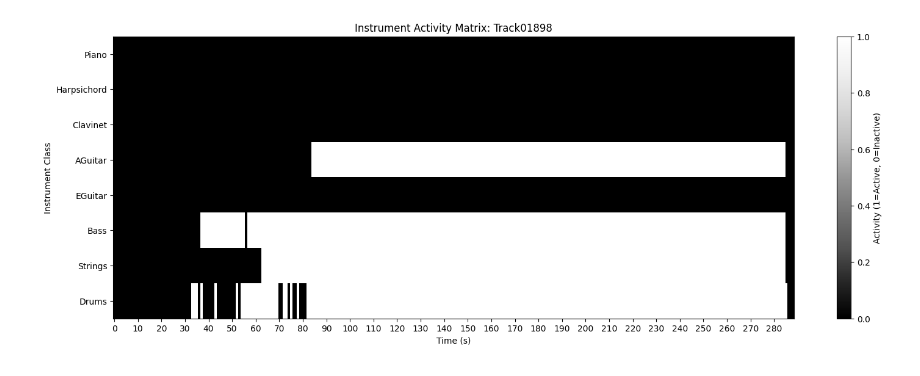
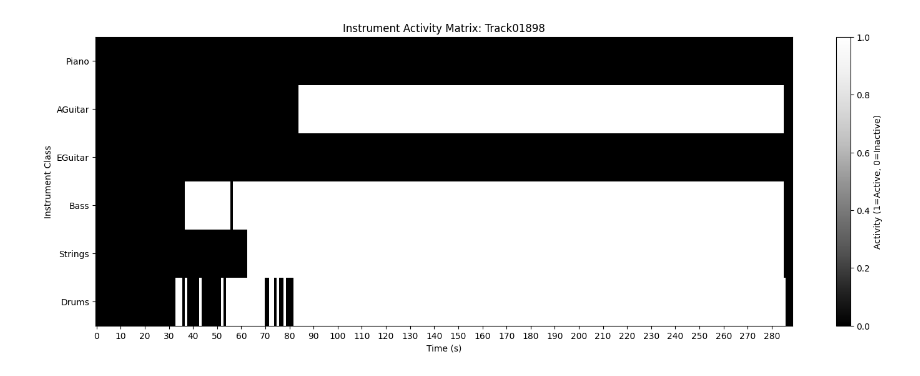
Before and after one commit to davidjhwang/Polyphonic-Instrument-Classifier, a Jupyter notebook: 2_label.ipynb, the cells around one changed output. Saved outputs shown, nothing was run; the diff lists cells and outputs as text; code cells hidden in the pictures.

```diff
--- a/2_label.ipynb
+++ b/2_label.ipynb
@@ -6,8 +6,8 @@ import yaml
 
 # Instrument Mapping
 INSTRUMENT_MAPPING = {
-    "Piano": 0, "Harpsichord": 1, "Clavinet": 2, "AGuitar": 3, "EGuitar": 4, "Bass": 5,
-    "Strings": 6, "Strings (continued)": 6, "Drums": 7
+    "Piano": 0, "AGuitar": 1, "EGuitar": 2, "Bass": 3,
+    "Strings": 4, "Strings (continued)": 4, "Drums": 5
 }
 
 # Plugin-to-Class Mapping for [GUITAR]
@@ -21,12 +21,8 @@ ELECTRIC_PLUGINS = {
     "rhythm_rock_guitar.nkm", "rock_guitar.nkm", "solo_guitar.nkm"
 }
 
-# Plugin-to-Class Mapping for [PIANO]
-HARPSICHORD_PLUGINS = {"harpsichord.nkm"}
-CLAVINET_PLUGINS = {"scarbee_clavinet_full.nkm"}
-
 # Paths
-DATASET_PATH, TIMESTAMPS_FILE, OUTPUT_DIR = "slakh2100_flac_redux/reduced_train/", "timestamps_train.txt", "labels_train/"
+DATASET_PATH, TIMESTAMPS_FILE, OUTPUT_DIR = "slakh2100_flac_redux/reduced_test/", "timestamps_test.txt", "labels_test/"
 os.makedirs(OUTPUT_DIR, exist_ok=True)
 # %%
 # Step 1: Build stem-to-class mapping
@@ -46,12 +42,7 @@ for track in sorted(os.listdir(DATASET_PATH)):
                 elif plugin_name in ELECTRIC_PLUGINS:
                     stem_to_class[f"{track}/{stem}.flac"] = INSTRUMENT_MAPPING["EGuitar"]
             elif inst_class == "Piano":
-                if plugin_name in HARPSICHORD_PLUGINS:
-                    stem_to_class[f"{track}/{stem}.flac"] = INSTRUMENT_MAPPING["Harpsichord"]
-                elif plugin_name in CLAVINET_PLUGINS:
-                    stem_to_class[f"{track}/{stem}.flac"] = INSTRUMENT_MAPPING["Clavinet"]
-                else:
-                    stem_to_class[f"{track}/{stem}.flac"] = INSTRUMENT_MAPPING["Piano"]
+                stem_to_class[f"{track}/{stem}.flac"] = INSTRUMENT_MAPPING["Piano"]
             elif inst_class in INSTRUMENT_MAPPING:
                 stem_to_class[f"{track}/{stem}.flac"] = INSTRUMENT_MAPPING[inst_class]
 
@@ -63,7 +54,7 @@ with open(TIMESTAMPS_FILE, "r") as f:
             track = os.path.basename(line.split("Track: ")[1].replace("\\", "/"))
             mix_file = os.path.join(DATASET_PATH, track, "mix.flac")
             if os.path.exists(mix_file):
-                activity_matrices[track] = np.zeros((8, int(np.floor(librosa.get_duration(path=mix_file)))), dtype=np.int8)
+                activity_matrices[track] = np.zeros((6, int(np.floor(librosa.get_duration(path=mix_file)))), dtype=np.int8)
         elif (parts := line.split(": ")) and len(parts) == 2:
             stem_key, timestamps = f"{track}/{parts[0]}", eval(parts[1])
             if stem_key in stem_to_class:
@@ -79,29 +70,29 @@ for track, matrix in activity_matrices.items():
 # %%
 import os
 import numpy as np
 import matplotlib.pyplot as plt
 
-# Define instrument labels for visualization
-INSTRUMENT_LABELS = ["Piano", "Harpsichord", "Clavinet", "AGuitar", "EGuitar", "Bass", "Strings", "Drums"]
+# Updated instrument labels for 6-class setup
+INSTRUMENT_LABELS = ["Piano", "AGuitar", "EGuitar", "Bass", "Strings", "Drums"]
 MATRIX_PATH = "labels_test/"
 
 # Visualize Example
 example_file = sorted(os.listdir(MATRIX_PATH))[18]
 matrix = np.load(os.path.join(MATRIX_PATH, example_file))
 
 plt.figure(figsize=(18, 6))
 plt.imshow(matrix, aspect="auto", cmap="Greys_r", interpolation="nearest")
 
-# Labels and title
-plt.yticks(range(8), INSTRUMENT_LABELS)
+# Set y-axis to match 6 instrument classes
+plt.yticks(range(6), INSTRUMENT_LABELS)
 
-# Adjust xticks for 1.0-second intervals instead of 0.5
+# Adjust xticks for 1.0-second intervals
 plt.xticks(range(0, matrix.shape[1], 10), np.arange(0, matrix.shape[1], 10))
 
 plt.xlabel("Time (s)")
 plt.ylabel("Instrument Class")
 plt.title(f"Instrument Activity Matrix: {example_file[:-4]}")
 plt.colorbar(label="Activity (1=Active, 0=Inactive)")
 plt.show()
 # %% [output]
-[figure, old version]
+[figure, new version]
```
Also changed, not shown: 9 other files.
